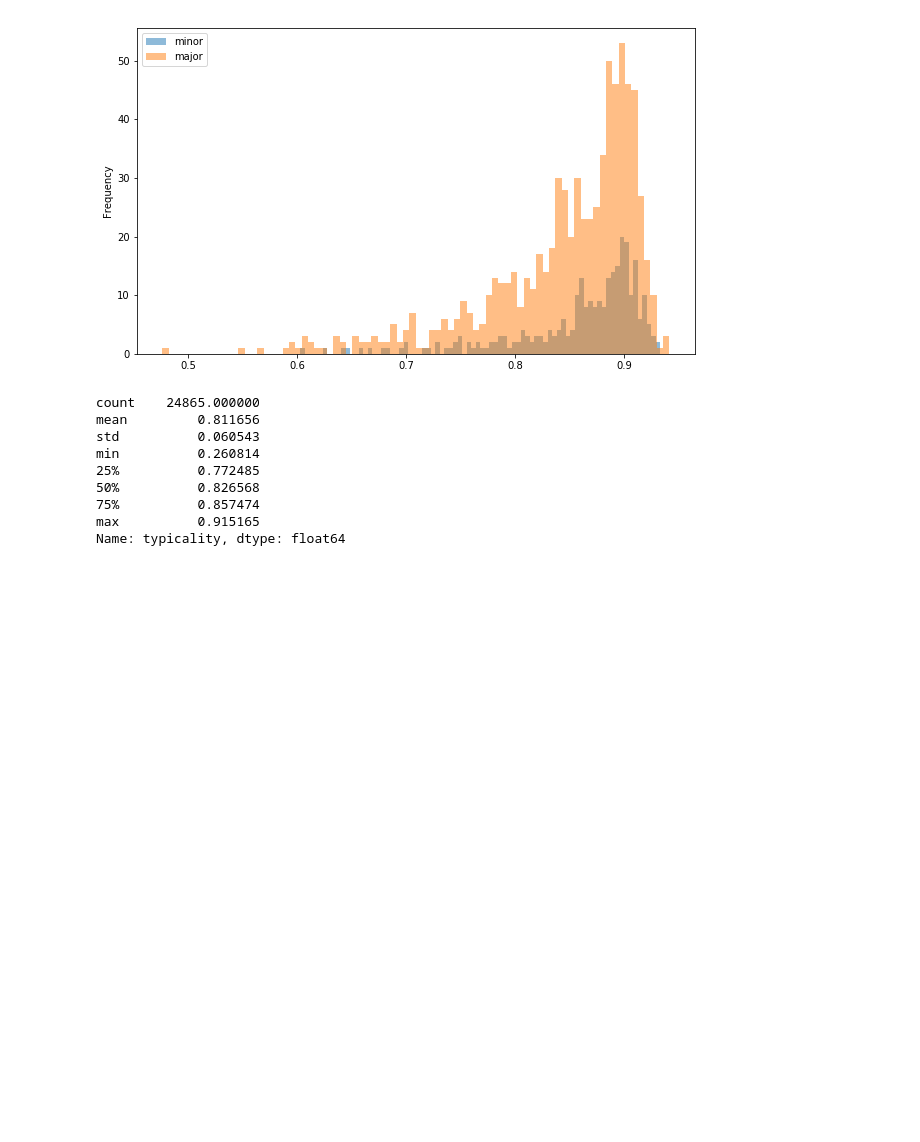
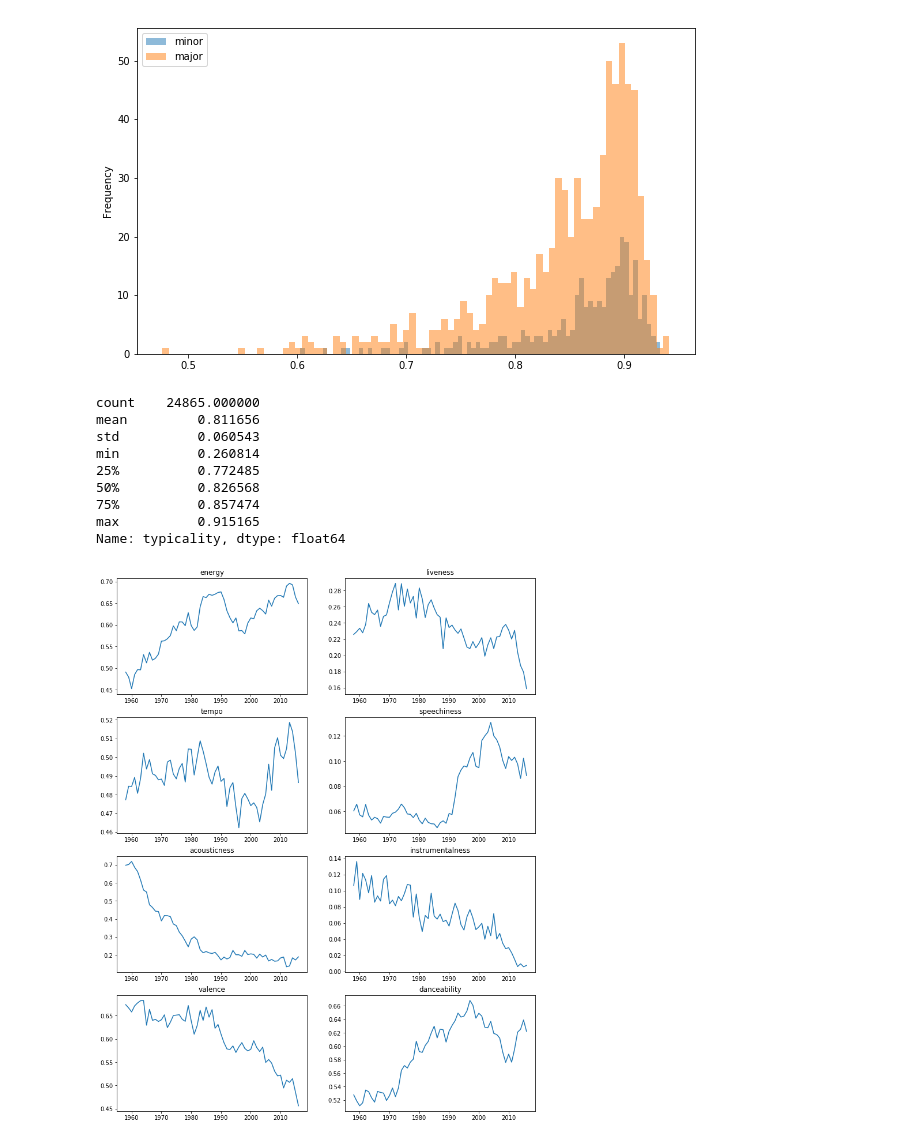
Before and after one commit to colinmorris/atypicality, a Jupyter notebook: hot100_experiments.ipynb, the cells around one changed output. Saved outputs shown, nothing was run; the diff lists cells and outputs as text; code cells hidden in the pictures; blank space fills up the shorter version.

```diff
--- a/hot100_experiments.ipynb
+++ b/hot100_experiments.ipynb
@@ -665,3 +665,20 @@ min          0.260814
 75%          0.857474
 max          0.915165
 Name: typicality, dtype: float64
+# %%
+good_sonic_attrs = ('energy liveness tempo speechiness acousticness instrumentalness '
+                       'valence danceability'
+                      ).split()
+bad_sonic_attrs = ['mode', 'time_signature', 'key']
+numeric_sonic_attrs = good_sonic_attrs + bad_sonic_attrs
+nsa = numeric_sonic_attrs
+
+FS = (13, 17)
+fig, axes = plt.subplots(4, 2, figsize=FS)
+for i, attr in enumerate(good_sonic_attrs):
+    ax = axes.flatten()[i]
+    peryear = df.groupby('Year')[attr].mean()
+    ax.plot(peryear.index.values, peryear.values)
+    ax.set_title(attr)
+# %% [output]
+[figure, added]
```
